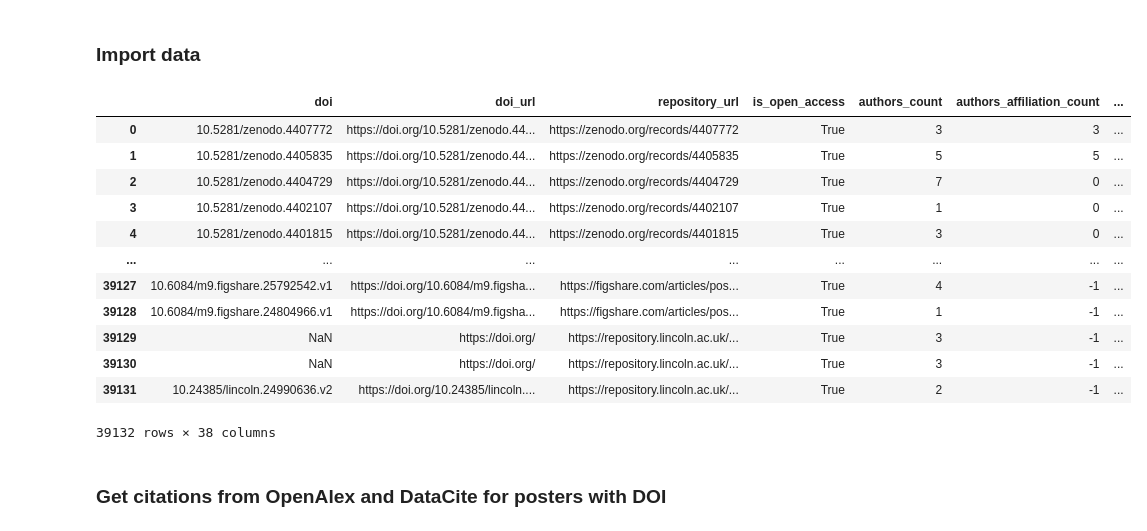
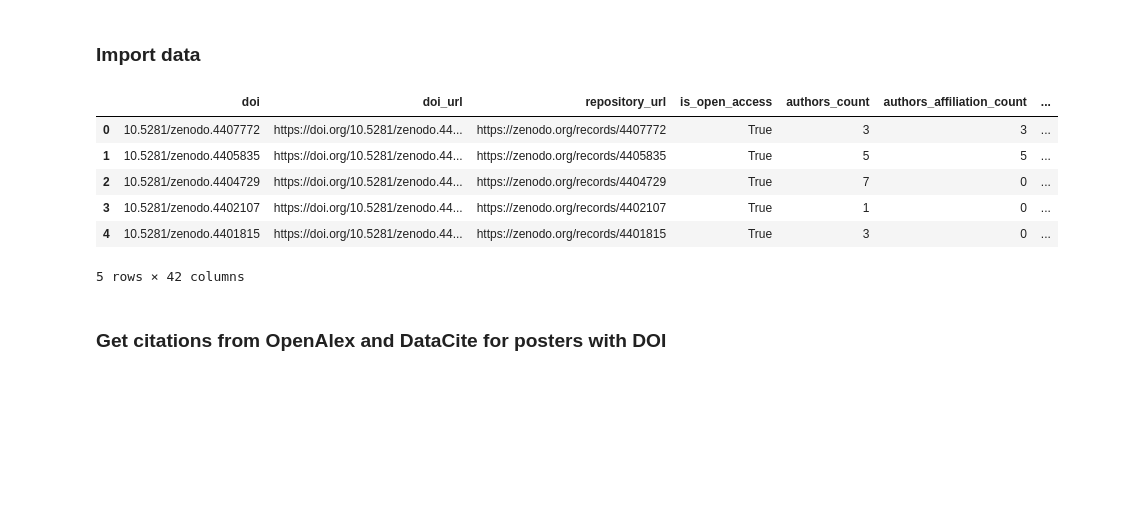
Before and after one commit to fairdataihub/poster-sharing-reuse-paper-code, a Jupyter notebook: poster-reuse.ipynb, the cells around one changed output. Drawn from its saved outputs; the diff is of its cells as text; code cells hidden in the pictures; blank space fills up the shorter version.

```diff
--- a/poster-reuse.ipynb
+++ b/poster-reuse.ipynb
@@ -404,26 +404,16 @@ def run_find_citations_for_df(
 # %% [markdown]
 ### Import data
 # %%
-df1 = pd.read_csv("inputs/dataset/derivative/poster-metadata/zenodo.csv")
-df2 = pd.read_csv("inputs/dataset/derivative/poster-metadata/figshare.csv")
-df1["repository"] = "Zenodo"
-df2["repository"] = "Figshare"
-df = pd.concat([df1, df2], ignore_index=True)
-display(df)
+df = pd.read_csv("inputs/dataset/derivative/poster-metadata/posters-metadata.csv")
+df.head(5)
 # %% [output]
 |  | doi | doi_url | repository_url | is_open_access | authors_count | authors_affiliation_count | ... |
 | 0 | 10.5281/zenodo.4407772 | https://doi.org/10.5281/zenodo.44... | https://zenodo.org/records/4407772 | True | 3 | 3 | ... |
 | 1 | 10.5281/zenodo.4405835 | https://doi.org/10.5281/zenodo.44... | https://zenodo.org/records/4405835 | True | 5 | 5 | ... |
 | 2 | 10.5281/zenodo.4404729 | https://doi.org/10.5281/zenodo.44... | https://zenodo.org/records/4404729 | True | 7 | 0 | ... |
 | 3 | 10.5281/zenodo.4402107 | https://doi.org/10.5281/zenodo.44... | https://zenodo.org/records/4402107 | True | 1 | 0 | ... |
 | 4 | 10.5281/zenodo.4401815 | https://doi.org/10.5281/zenodo.44... | https://zenodo.org/records/4401815 | True | 3 | 0 | ... |
-| ... | ... | ... | ... | ... | ... | ... | ... |
-| 39127 | 10.6084/m9.figshare.25792542.v1 | https://doi.org/10.6084/m9.figsha... | https://figshare.com/articles/pos... | True | 4 | -1 | ... |
-| 39128 | 10.6084/m9.figshare.24804966.v1 | https://doi.org/10.6084/m9.figsha... | https://figshare.com/articles/pos... | True | 1 | -1 | ... |
-| 39129 | NaN | https://doi.org/ | https://repository.lincoln.ac.uk/... | True | 3 | -1 | ... |
-| 39130 | NaN | https://doi.org/ | https://repository.lincoln.ac.uk/... | True | 3 | -1 | ... |
-| 39131 | 10.24385/lincoln.24990636.v2 | https://doi.org/10.24385/lincoln.... | https://repository.lincoln.ac.uk/... | True | 2 | -1 | ... |
-39132 rows × 38 columns
+5 rows × 42 columns
 # %% [markdown]
 ### Get citations from OpenAlex and DataCite for posters with DOI
 # %%
```
Also changed, not shown: 5 other files.
